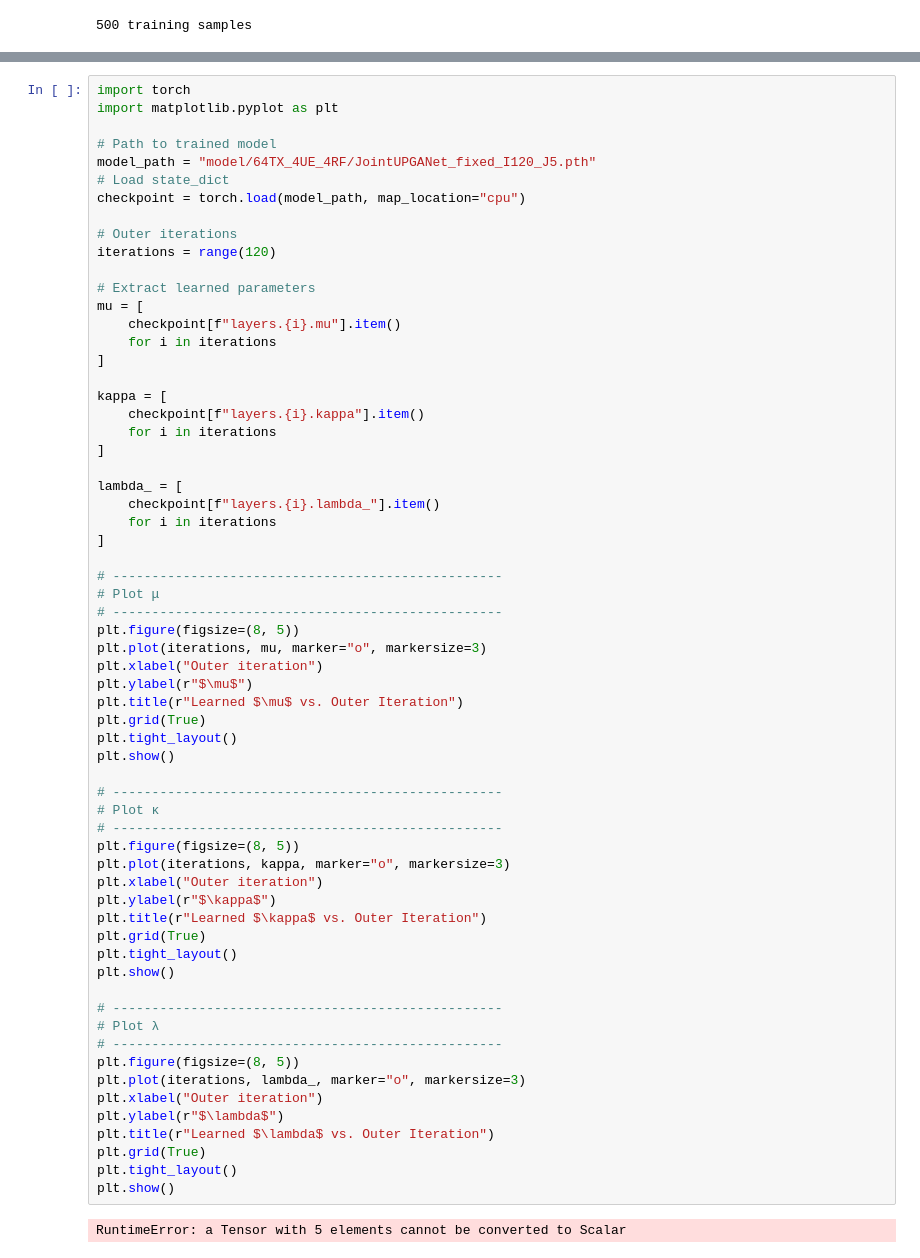
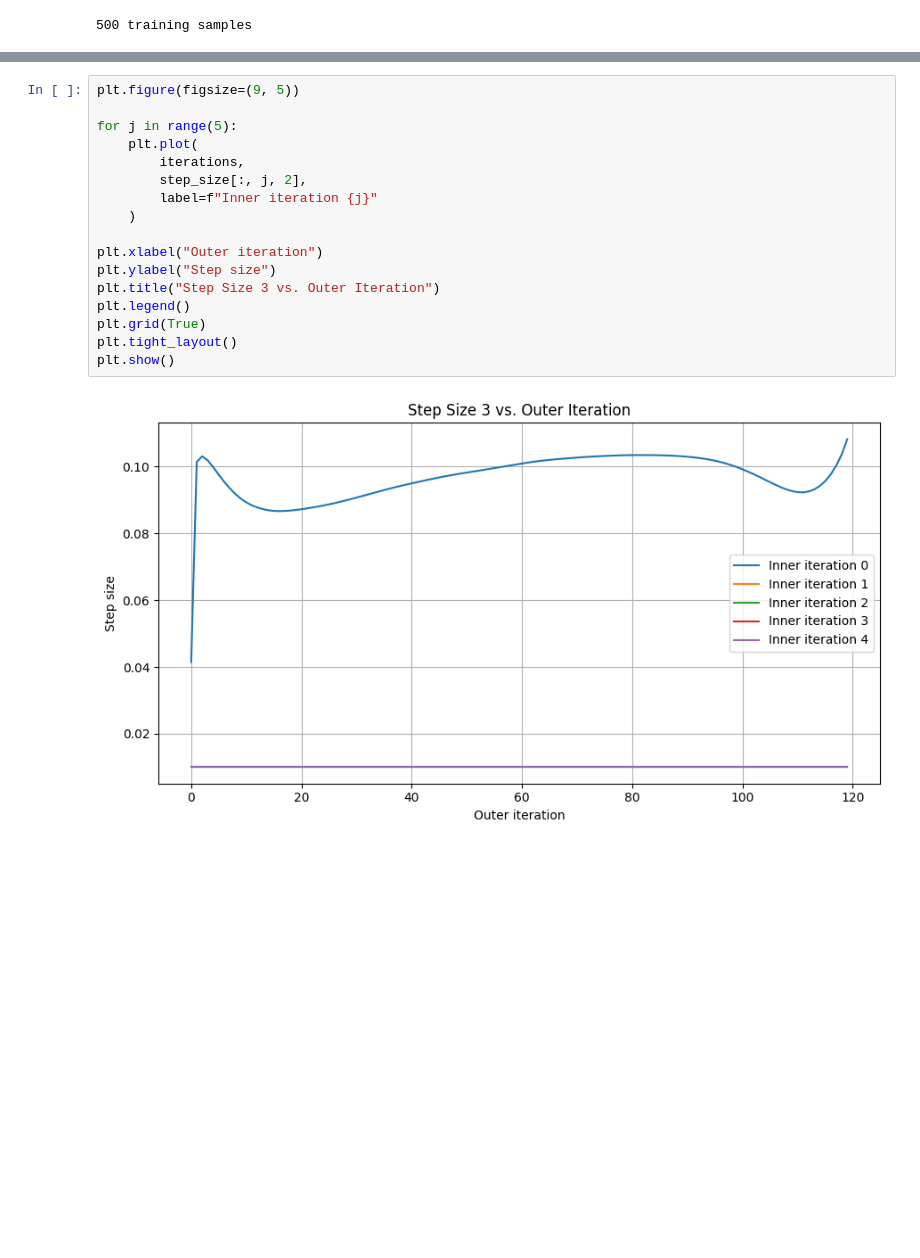
Before and after one commit to SurangaPrasad/hbf_pc_isac, a Jupyter notebook: inspections.ipynb, the cells around one changed output, grey strips where cells are left out. Saved outputs shown, nothing was run; the diff lists cells and outputs as text; blank space fills up the shorter version.

```diff
--- a/inspections.ipynb
+++ b/inspections.ipynb
@@ -217,65 +218,19 @@ plt.show()
 # %%
-import torch
-import matplotlib.pyplot as plt
+plt.figure(figsize=(9, 5))
 
-# Path to trained model
-model_path = "model/64TX_4UE_4RF/JointUPGANet_fixed_I120_J5.pth"
-# Load state_dict
-checkpoint = torch.load(model_path, map_location="cpu")
+for j in range(5):
+    plt.plot(
+        iterations,
+        step_size[:, j, 2],
+        label=f"Inner iteration {j}"
+    )
 
-# Outer iterations
-iterations = range(120)
-
-# Extract learned parameters
-mu = [
-    checkpoint[f"layers.{i}.mu"].item()
-    for i in iterations
-]
-
-kappa = [
-    checkpoint[f"layers.{i}.kappa"].item()
-    for i in iterations
-]
-
-lambda_ = [
-    checkpoint[f"layers.{i}.lambda_"].item()
-    for i in iterations
-]
-
-# --------------------------------------------------
-# Plot μ
-# --------------------------------------------------
-plt.figure(figsize=(8, 5))
-plt.plot(iterations, mu, marker="o", markersize=3)
 plt.xlabel("Outer iteration")
-plt.ylabel(r"$\mu$")
-plt.title(r"Learned $\mu$ vs. Outer Iteration")
+plt.ylabel("Step size")
+plt.title("Step Size 3 vs. Outer Iteration")
+plt.legend()
 plt.grid(True)
 plt.tight_layout()
 plt.show()
-
-# --------------------------------------------------
-# Plot κ
-# --------------------------------------------------
-plt.figure(figsize=(8, 5))
-plt.plot(iterations, kappa, marker="o", markersize=3)
-plt.xlabel("Outer iteration")
-plt.ylabel(r"$\kappa$")
-plt.title(r"Learned $\kappa$ vs. Outer Iteration")
-plt.grid(True)
-plt.tight_layout()
-plt.show()
-
-# --------------------------------------------------
-# Plot λ
-# --------------------------------------------------
-plt.figure(figsize=(8, 5))
-plt.plot(iterations, lambda_, marker="o", markersize=3)
-plt.xlabel("Outer iteration")
-plt.ylabel(r"$\lambda$")
-plt.title(r"Learned $\lambda$ vs. Outer Iteration")
-plt.grid(True)
-plt.tight_layout()
-plt.show()
 # %% [output]
-RuntimeError: a Tensor with 5 elements cannot be converted to Scalar
+[figure, added]
```
Also changed, not shown: parts of 7 cells of this notebook, 4 other files.
